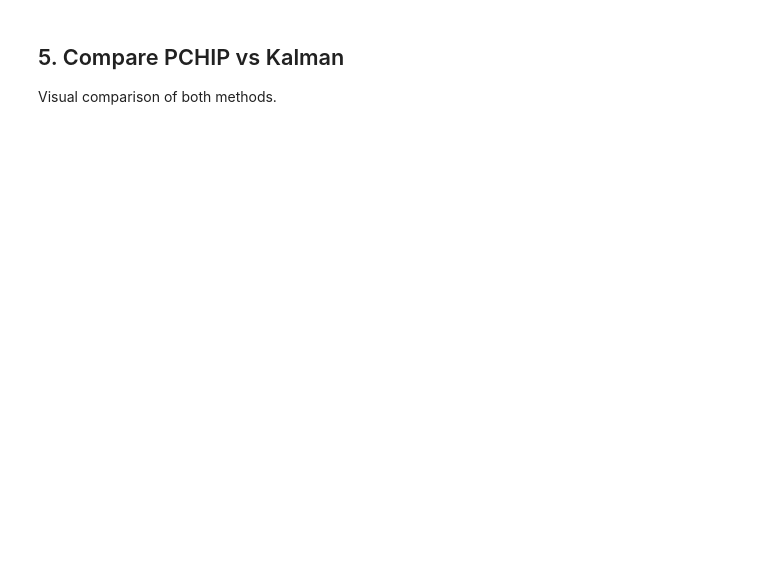
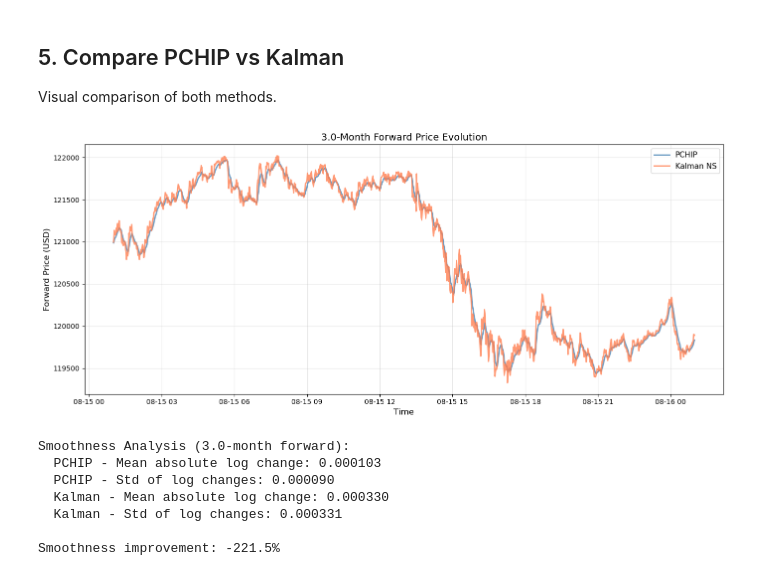
Before and after one commit to PascalAndreas/final-year-project, a Jupyter notebook: forwards_example.ipynb, the cells around one changed output. Drawn from its saved outputs; the diff is of its cells as text; code cells hidden in the pictures; blank space fills up the shorter version.

```diff
--- a/forwards_example.ipynb
+++ b/forwards_example.ipynb
@@ -189,69 +315,50 @@ T_track = 0.25  # 3 months
 
 # PCHIP tracking
 pchip_tracking = []
 for time_ms in df_pchip['timeMs'].unique():
     snap = df_pchip.filter(pl.col('timeMs') == time_ms)
     if not snap.is_empty():
-        curve = PCHIPCurve(
-            timeMs=int(time_ms),
-            T_nodes=snap['T'].to_numpy(),
-            ln_F_bid_nodes=snap['ln_F_bid'].to_numpy(),
-            ln_F_ask_nodes=snap['ln_F_ask'].to_numpy(),
-            symbols=snap['symbol'].to_list(),
-            source=snap['source'].to_list(),
-        )
+        curve = PCHIPCurve.from_dataframe(snap)
         F_bid, F_ask = reconstruct_forward(curve, T_track)
         pchip_tracking.append({
             'timeMs': time_ms,
             'F_mid': (F_bid + F_ask) / 2
         })
 
 df_pchip_track = pl.DataFrame(pchip_tracking)
 
 # Kalman tracking
 kalman_tracking = []
 for row in df_kalman.iter_rows(named=True):
-    state = NSCarryState(
-        timeMs=row['timeMs'],
-        beta0=row['beta0'],
-        beta1=row['beta1'],
-        beta2=row['beta2'],
-        lambda_ns=row['lambda_ns'],
-        F_ref_bid=row['F_ref_bid'],
-        F_ref_ask=row['F_ref_ask'],
-    )
+    state = NSCarryState.from_row(row)
     F_bid = reconstruct_ns_forward(state, T_track, use_bid=True)
     F_ask = reconstruct_ns_forward(state, T_track, use_bid=False)
     kalman_tracking.append({
         'timeMs': row['timeMs'],
         'F_mid': (F_bid + F_ask) / 2
     })
 
 df_kalman_track = pl.DataFrame(kalman_tracking)
 
-# Plot
+# Plot using helper function
 fig, ax = plt.subplots(figsize=(14, 6))
-
-times_pchip = [datetime.fromtimestamp(t/1000) for t in df_pchip_track['timeMs']]
-times_kalman = [datetime.fromtimestamp(t/1000) for t in df_kalman_track['timeMs']]
-
-ax.plot(times_pchip, df_pchip_track['F_mid'], label='PCHIP', linewidth=2, alpha=0.8)
-ax.plot(times_kalman, df_kalman_track['F_mid'], label='Kalman NS', linewidth=2, alpha=0.8)
-
-ax.set_xlabel('Time', fontsize=12)
-ax.set_ylabel('Forward Price (USD)', fontsize=12)
-ax.set_title(f'{T_track*12:.1f}-Month Forward Price Evolution', fontsize=14)
-ax.legend(fontsize=11)
-ax.grid(True, alpha=0.3)
+ax, stats = plot_forward_tracking(df_pchip_track, df_kalman_track, T_track, ax=ax)
 plt.tight_layout()
 plt.show()
 
-# Compute smoothness
-pchip_changes = np.abs(np.diff(np.log(df_pchip_track['F_mid'].to_numpy())))
-kalman_changes = np.abs(np.diff(np.log(df_kalman_track['F_mid'].to_numpy())))
-
-print(f"\nSmoothness Analysis (3-month forward):")
-print(f"  PCHIP - Mean absolute log change: {pchip_changes.mean():.6f}")
-print(f"  PCHIP - Std of log changes: {pchip_changes.std():.6f}")
-print(f"  Kalman - Mean absolute log change: {kalman_changes.mean():.6f}")
-print(f"  Kalman - Std of log changes: {kalman_changes.std():.6f}")
+# Print smoothness statistics
+print(f"\nSmoothness Analysis ({T_track*12:.1f}-month forward):")
+print(f"  PCHIP - Mean absolute log change: {stats['pchip_mean']:.6f}")
+print(f"  PCHIP - Std of log changes: {stats['pchip_std']:.6f}")
+print(f"  Kalman - Mean absolute log change: {stats['kalman_mean']:.6f}")
+print(f"  Kalman - Std of log changes: {stats['kalman_std']:.6f}")
+print(f"\nSmoothness improvement: {(1 - stats['kalman_mean']/stats['pchip_mean'])*100:.1f}%")
+# %% [output]
+[figure, added]
+Smoothness Analysis (3.0-month forward):
+  PCHIP - Mean absolute log change: 0.000103
+  PCHIP - Std of log changes: 0.000090
+  Kalman - Mean absolute log change: 0.000330
+  Kalman - Std of log changes: 0.000331
+
+Smoothness improvement: -221.5%
```
Also changed, not shown: parts of 12 cells of this notebook, 8 other files.
